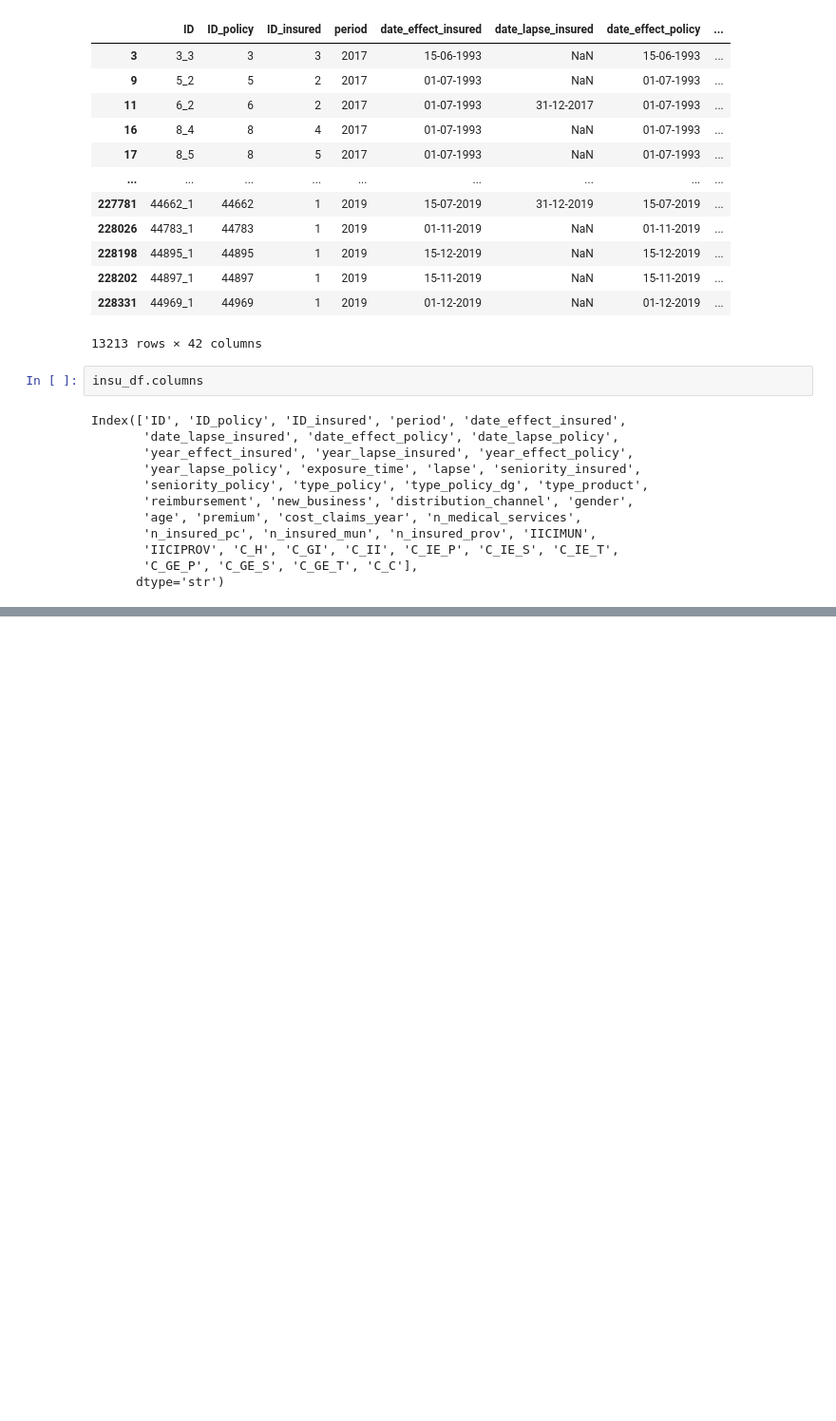
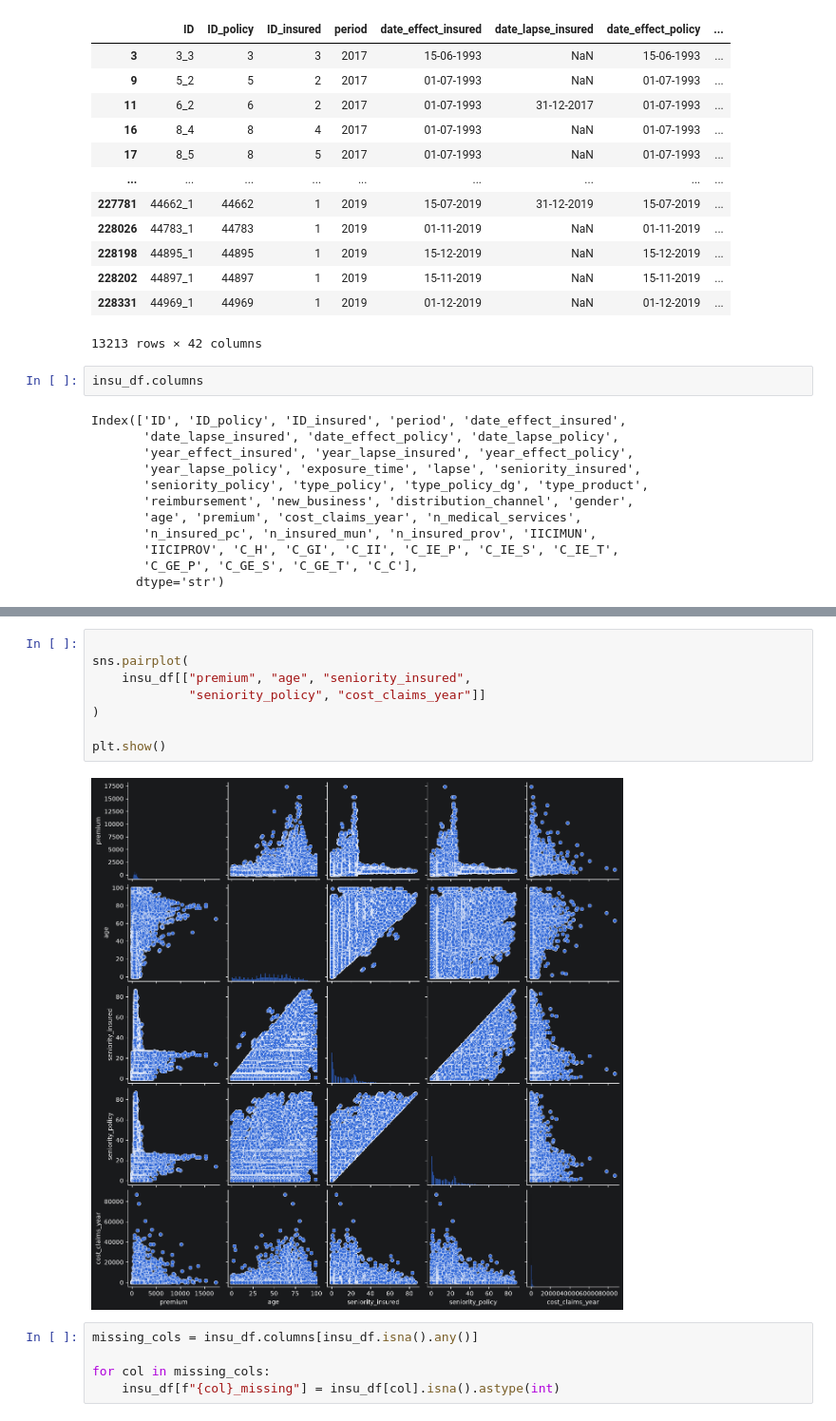
Before and after one commit to Affan279/Customer-Churn-Prediction, a Jupyter notebook: notebooks/02_data_imputation.ipynb, the cells around one changed output, grey strips where cells are left out. Shown at 95% size. Drawn from its saved outputs; the diff is of its cells as text; blank space fills up the shorter version.

```diff
--- a/notebooks/02_data_imputation.ipynb
+++ b/notebooks/02_data_imputation.ipynb
@@ -38,0 +281,15 @@ Index(['ID', 'ID_policy', 'ID_insured', 'period', 'date_effect_insured',
+# %%
+
+sns.pairplot(
+    insu_df[["premium", "age", "seniority_insured",
+             "seniority_policy", "cost_claims_year"]]
+)
+
+plt.show()
+# %% [output]
+[figure, added]
+# %%
+missing_cols = insu_df.columns[insu_df.isna().any()]
+
+for col in missing_cols:
+    insu_df[f"{col}_missing"] = insu_df[col].isna().astype(int)
```
Also changed, not shown: parts of 32 cells of this notebook, 4 other files.
